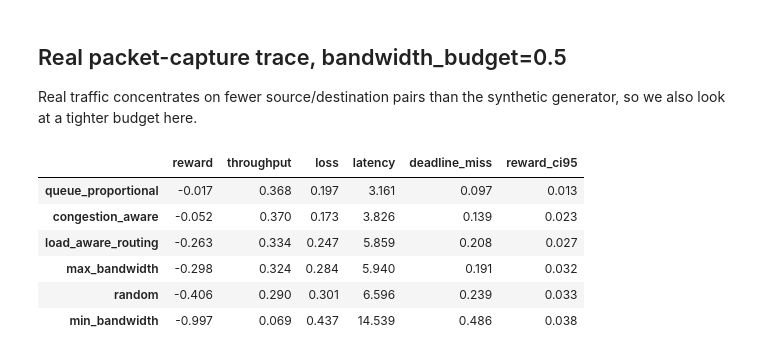
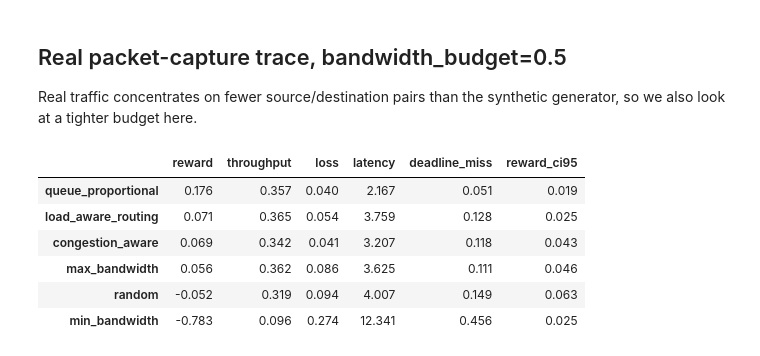
Before and after one commit to karix-project/congestgym-anon, a Jupyter notebook: notebooks/02_policy_comparison.ipynb, the cells around one changed output. Cells and saved outputs as stored; diff of their text form; code cells hidden in the pictures.

```diff
--- a/notebooks/02_policy_comparison.ipynb
+++ b/notebooks/02_policy_comparison.ipynb
@@ -142,26 +142,26 @@ generator, so we also look at a tighter budget here.
 # %%
 TRACE_PATH = "data/pcap_trace.csv"
 assert os.path.exists(TRACE_PATH), (
     "Run `python scripts/prepare_trace.py --in data/raw/output1.csv --out data/pcap_trace.csv` first."
 )
 
 def make_trace_env(seed):
     traffic = TraceTrafficGenerator(nodes=list(range(16)), csv_path=TRACE_PATH,
-                                    target_load=110.0, seed=seed)
+                                    target_load=40.0, seed=seed)
     return CarlaGymEnv(topology="grid", num_nodes=16, link_capacity=30, node_buffer=120,
                        bandwidth_budget=0.5, max_steps=150, traffic=traffic, seed=seed)
 
 trace_results = {name: run_policy(make_trace_env, fn) for name, fn in POLICIES.items()}
 trace_summary = summarize(trace_results)
 trace_summary.round(3)
 # %% [output]
 |  | reward | throughput | loss | latency | deadline_miss | reward_ci95 |
-| queue_proportional | -0.017 | 0.368 | 0.197 | 3.161 | 0.097 | 0.013 |
-| congestion_aware | -0.052 | 0.370 | 0.173 | 3.826 | 0.139 | 0.023 |
-| load_aware_routing | -0.263 | 0.334 | 0.247 | 5.859 | 0.208 | 0.027 |
-| max_bandwidth | -0.298 | 0.324 | 0.284 | 5.940 | 0.191 | 0.032 |
-| random | -0.406 | 0.290 | 0.301 | 6.596 | 0.239 | 0.033 |
-| min_bandwidth | -0.997 | 0.069 | 0.437 | 14.539 | 0.486 | 0.038 |
+| queue_proportional | 0.176 | 0.357 | 0.040 | 2.167 | 0.051 | 0.019 |
+| load_aware_routing | 0.071 | 0.365 | 0.054 | 3.759 | 0.128 | 0.025 |
+| congestion_aware | 0.069 | 0.342 | 0.041 | 3.207 | 0.118 | 0.043 |
+| max_bandwidth | 0.056 | 0.362 | 0.086 | 3.625 | 0.111 | 0.046 |
+| random | -0.052 | 0.319 | 0.094 | 4.007 | 0.149 | 0.063 |
+| min_bandwidth | -0.783 | 0.096 | 0.274 | 12.341 | 0.456 | 0.025 |
 # %%
 fig, axes = plt.subplots(1, 2, figsize=(13, 4.5))
 
```
Also changed, not shown: parts of 1 cell of this notebook, 15 other files.
